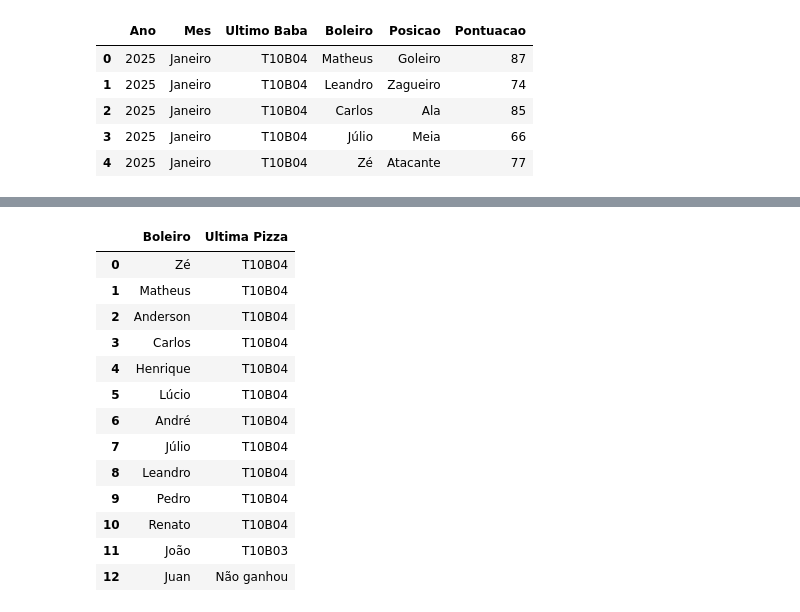
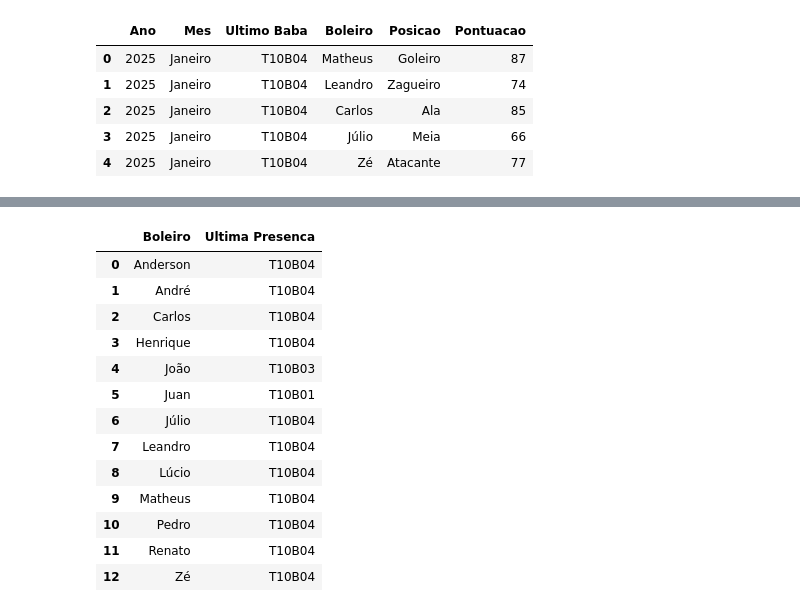
Before and after one commit to FlickFlash/associacao-futebol, a Jupyter notebook: Teste_1_Jogador_Completo/novo_processamento.ipynb, the cells around one changed output, grey strips where cells are left out. Cells and saved outputs as stored; diff of their text form; code cells hidden in the pictures.

```diff
--- a/Teste_1_Jogador_Completo/novo_processamento.ipynb
+++ b/Teste_1_Jogador_Completo/novo_processamento.ipynb
@@ -196,19 +196,29 @@ df_ultima_pizza = sumula_ranking[["Baba", "Boleiro", "Pizza"]].sort_values("Baba
 lista_ultima_pizza = df_ultima_pizza[df_ultima_pizza["Pizza"] == 1].groupby("Boleiro")["Baba"].first()
 df_ultima_pizza["Ultima Pizza"] = df_ultima_pizza["Boleiro"].map(lista_ultima_pizza).fillna("Não ganhou")
 df_ultima_pizza = df_ultima_pizza[["Boleiro", "Ultima Pizza"]].drop_duplicates().reset_index(drop=True)
-df_ultima_pizza
+# df_ultima_pizza
-# %% [output]
-|  | Boleiro | Ultima Pizza |
-| 0 | Zé | T10B04 |
-| 1 | Matheus | T10B04 |
-| 2 | Anderson | T10B04 |
-| 3 | Carlos | T10B04 |
-| 4 | Henrique | T10B04 |
-| 5 | Lúcio | T10B04 |
-| 6 | André | T10B04 |
-| 7 | Júlio | T10B04 |
-| 8 | Leandro | T10B04 |
-| 9 | Pedro | T10B04 |
-| 10 | Renato | T10B04 |
-| 11 | João | T10B03 |
-| 12 | Juan | Não ganhou |
+# %%
+df_ultima_presenca = (
+    sumula_ranking[["Baba", "Boleiro"]]
+    .sort_values("Baba", ascending=False)
+    .copy()
+    .groupby("Boleiro", as_index=False)["Baba"]
+    .first()
+    .rename(columns={"Baba": "Ultima Presenca"})
+)
+df_ultima_presenca
+# %% [output]
+|  | Boleiro | Ultima Presenca |
+| 0 | Anderson | T10B04 |
+| 1 | André | T10B04 |
+| 2 | Carlos | T10B04 |
+| 3 | Henrique | T10B04 |
+| 4 | João | T10B03 |
+| 5 | Juan | T10B01 |
+| 6 | Júlio | T10B04 |
+| 7 | Leandro | T10B04 |
+| 8 | Lúcio | T10B04 |
+| 9 | Matheus | T10B04 |
+| 10 | Pedro | T10B04 |
+| 11 | Renato | T10B04 |
+| 12 | Zé | T10B04 |
```
Also changed, not shown: parts of 3 cells of this notebook.
